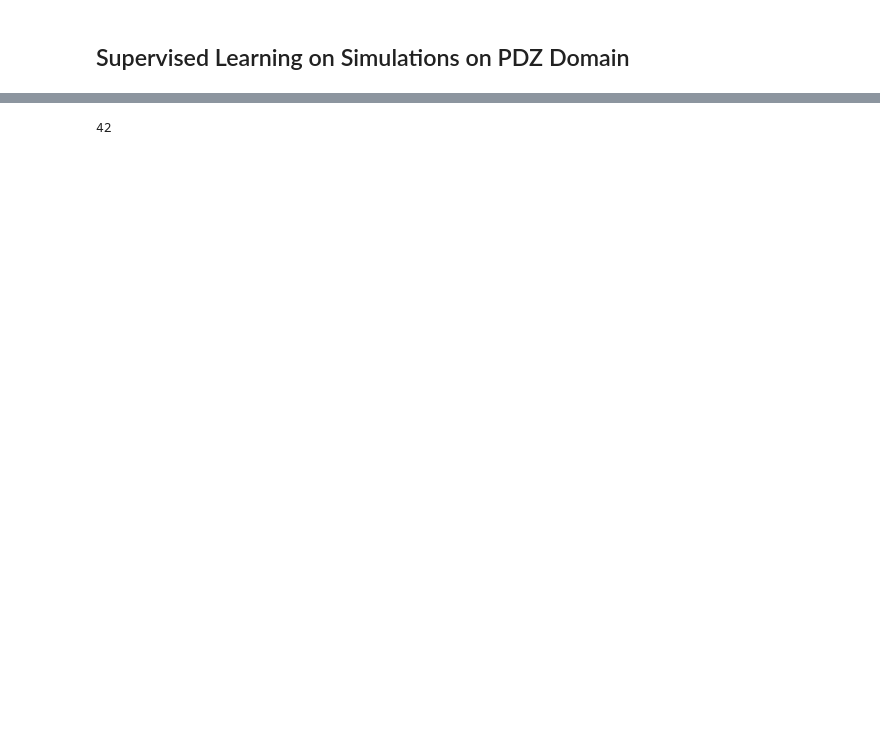
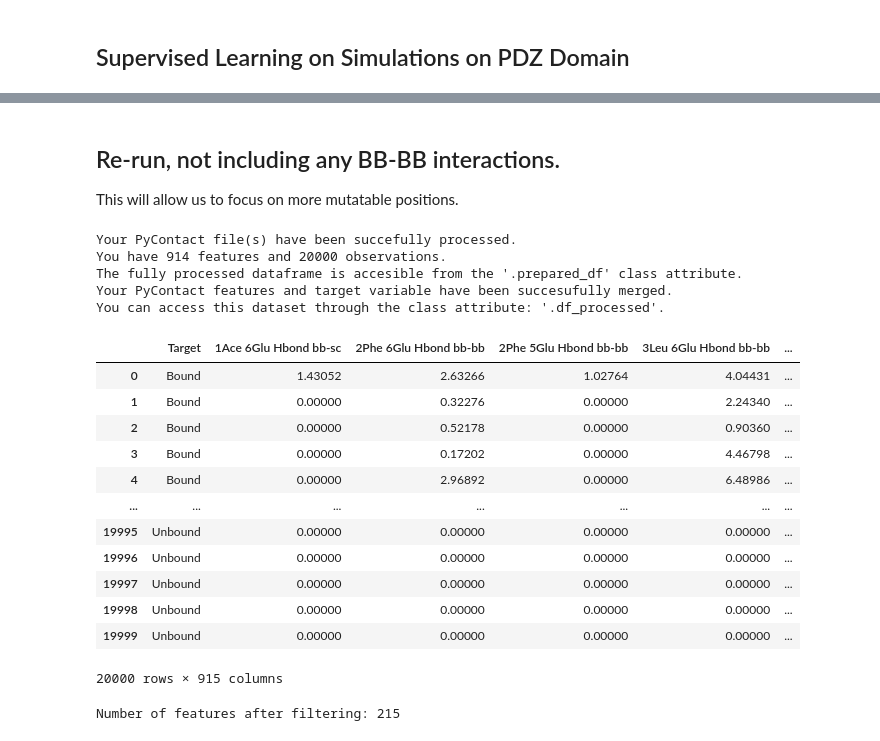
Before and after one commit to kamerlinlab/KIF, a Jupyter notebook: tutorials/PDZ_ML_Classification.ipynb, the cells around one changed output, grey strips where cells are left out. Drawn from its saved outputs; the diff is of its cells as text; code cells hidden in the pictures; blank space fills up the shorter version.

```diff
--- a/tutorials/PDZ_ML_Classification.ipynb
+++ b/tutorials/PDZ_ML_Classification.ipynb
@@ -157,4 +291,76 @@ min_dists
-# %%
-len(distance_array)
-# %% [output]
-42
+# %% [markdown]
+## Re-run, not including any BB-BB interactions.
+
+This will allow us to focus on more mutatable positions.
+# %%
+# all input files
+in_dir = r"C:\Users\Rory Crean\Dropbox (lkgroup)\Backup_HardDrive\Postdoc\MachLearnConformationalFeatures\Workup\PDZ_ML\Raw_Datasets\PDZ_Combined"
+out_dir = r"C:\Users\Rory Crean\Dropbox (lkgroup)\Backup_HardDrive\Postdoc\MachLearnConformationalFeatures\Workup\PDZ_ML\Raw_Results_no_backbone"
+
+pycontact_files_horizontal = ["PyContact_Per_Frame_Interactions_Block1.csv", "PyContact_Per_Frame_Interactions_Block2.csv",
+                              "PyContact_Per_Frame_Interactions_Block3.csv", "PyContact_Per_Frame_Interactions_Block4.csv",
+                              "PyContact_Per_Frame_Interactions_Block5.csv", "PyContact_Per_Frame_Interactions_Block6.csv",
+                              "PyContact_Per_Frame_Interactions_Block7.csv", "PyContact_Per_Frame_Interactions_Block8.csv",
+                              "PyContact_Per_Frame_Interactions_Block9.csv", "PyContact_Per_Frame_Interactions_Block10.csv",
+                              "PyContact_Per_Frame_Interactions_Block11.csv", "PyContact_Per_Frame_Interactions_Block12.csv",
+                              ]
+
+# dataset prep parts.
+pycontact_dataset = pycontact_processing.PyContactInitializer(
+    pycontact_files=pycontact_files_horizontal,
+    multiple_files=True,
+    merge_files_method="horizontal",
+    remove_false_interactions=True,
+    in_dir=in_dir,
+)
+
+# Create and save a target file (to load back in next step)
+# 10,000 frames were used for both states
+classification_col = ["States"] + ["Bound"] * 10000 + ["Unbound"] * 10000
+
+classifications_file = r"C:\Users\Rory Crean\Dropbox (lkgroup)\Backup_HardDrive\Postdoc\MachLearnConformationalFeatures\Workup\PDZ_ML\Raw_Datasets\PDZ_Classifications_Combined.dat"
+
+with open(classifications_file, "w") as file_out:
+    for item in classification_col:
+        file_out.write(item + "\n")
+
+
+# Now generate an instance of the SupervisedFeatureData class and load datasets in.
+supervised_dataset = data_preperation.SupervisedFeatureData(
+    input_df=pycontact_dataset.prepared_df,
+    target_file=classifications_file,
+    is_classification=True,
+    header_present=True
+)
+
+supervised_dataset.df_processed
+# %% [output]
+Your PyContact file(s) have been succefully processed.
+You have 914 features and 20000 observations.
+The fully processed dataframe is accesible from the '.prepared_df' class attribute.
+Your PyContact features and target variable have been succesufully merged.
+You can access this dataset through the class attribute: '.df_processed'.
+|  | Target | 1Ace 6Glu Hbond bb-sc | 2Phe 6Glu Hbond bb-bb | 2Phe 5Glu Hbond bb-bb | 3Leu 6Glu Hbond bb-bb | ... |
+| 0 | Bound | 1.43052 | 2.63266 | 1.02764 | 4.04431 | ... |
+| 1 | Bound | 0.00000 | 0.32276 | 0.00000 | 2.24340 | ... |
+| 2 | Bound | 0.00000 | 0.52178 | 0.00000 | 0.90360 | ... |
+| 3 | Bound | 0.00000 | 0.17202 | 0.00000 | 4.46798 | ... |
+| 4 | Bound | 0.00000 | 2.96892 | 0.00000 | 6.48986 | ... |
+| ... | ... | ... | ... | ... | ... | ... |
+| 19995 | Unbound | 0.00000 | 0.00000 | 0.00000 | 0.00000 | ... |
+| 19996 | Unbound | 0.00000 | 0.00000 | 0.00000 | 0.00000 | ... |
+| 19997 | Unbound | 0.00000 | 0.00000 | 0.00000 | 0.00000 | ... |
+| 19998 | Unbound | 0.00000 | 0.00000 | 0.00000 | 0.00000 | ... |
+| 19999 | Unbound | 0.00000 | 0.00000 | 0.00000 | 0.00000 | ... |
+20000 rows × 915 columns
+# %%
+# Filtering
+supervised_dataset.reset_filtering()
+supervised_dataset.filter_by_occupancy_by_class(min_occupancy=25)
+supervised_dataset.filter_by_main_or_side_chain(
+    main_side_chain_types_included=["sc-sc", "bb-sc", "sc-bb"] # "bb-bb"
+)
+supervised_dataset.filter_by_avg_strength(average_strength_cut_off=0.25)
+print(f"Number of features after filtering: {len(supervised_dataset.df_filtered.columns)}")
+# %% [output]
+Number of features after filtering: 215
```
Also changed, not shown: parts of 31 cells of this notebook, 2 other files.
